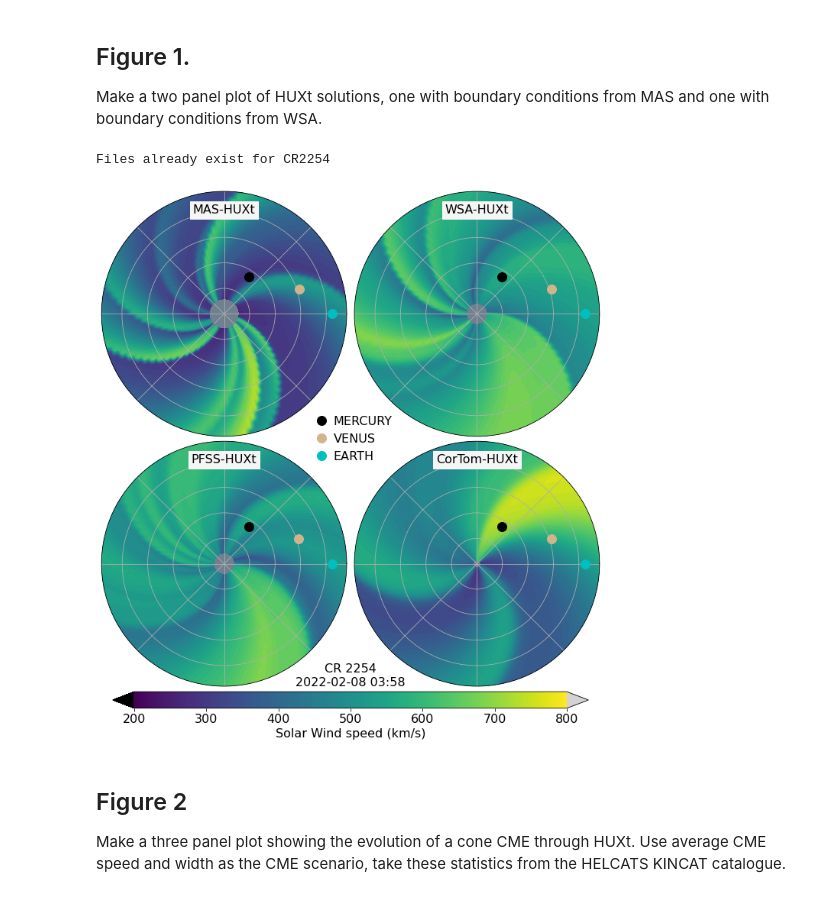
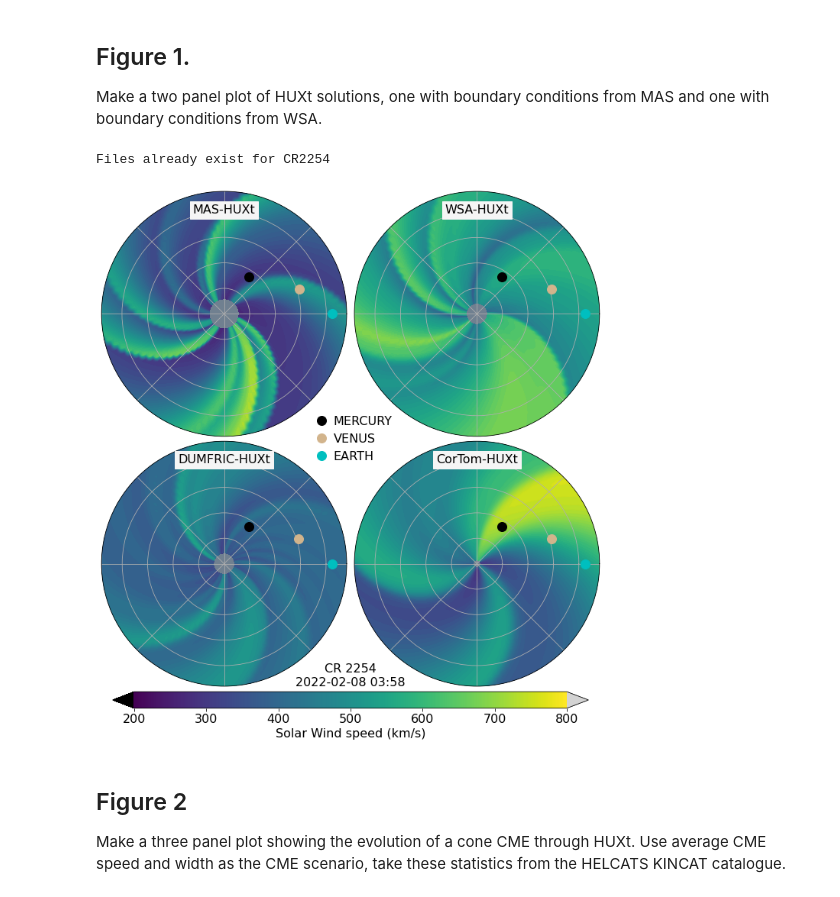
Before and after one commit to University-of-Reading-Space-Science/HUXt_Frontiers_article, a Jupyter notebook: code/HUXt_example.ipynb, the cells around one changed output. Saved outputs shown, nothing was run; the diff lists cells and outputs as text; code cells hidden in the pictures.

Commit message:
Updated with Dumfric data and sidereal rather than synodic for CME plots

```diff
--- a/code/HUXt_example.ipynb
+++ b/code/HUXt_example.ipynb
@@ -73,11 +73,17 @@ def plot_huxt_multi(ax, time, model):
     # Add other planets if in model domain
     for planet, color in zip(planet_list, planet_cols ):
         obs = model.get_observer(planet)
+        deltalon = 0.0*u.rad
+        if model.frame == 'sidereal':
+            earth_pos = model.get_observer('EARTH')
+            deltalon = earth_pos.lon_hae[id_t] - earth_pos.lon_hae[0]
+        obslon = H._zerototwopi_(obs.lon[id_t] + deltalon)
+
 
         if planet == 'EARTH':
-            ax.plot(obs.lon[id_t], obs.r[id_t], 'o', color=color, markersize=12, label=planet)
+            ax.plot(obslon, obs.r[id_t], 'o', color=color, markersize=12, label=planet)
         elif (obs.r[id_t] > model.r.min()) & (obs.r[id_t] < model.r.max()):
-            ax.plot(obs.lon[id_t], obs.r[id_t], 'o', color=color, markersize=12, label=planet)
+            ax.plot(obslon, obs.r[id_t], 'o', color=color, markersize=12, label=planet)
 
     ax.set_ylim(0, model.r.value.max())
     ax.set_yticklabels([])
@@ -89,21 +95,21 @@ dirs = H._setup_dirs_()
 
 demo_dir = H._setup_dirs_()['example_inputs']
 wsafilepath = os.path.join(demo_dir, '2022-02-24T22Z.wsa.gong.fits')
-pfssfilepath = os.path.join(demo_dir, 'windbound_b_pfss20220224.22.nc')
 cortomfilepath = os.path.join(demo_dir, 'tomo_8.00_20220224_tomo.txt')
+dumfricfilepath = os.path.join(demo_dir, 'windbound_b20220224.12.nc')
 
 vr_wsa = Hin.get_WSA_long_profile(wsafilepath, lat=0.0 * u.deg)
-vr_pfss = Hin.get_PFSS_long_profile(pfssfilepath, lat=0.0 * u.deg)
 vr_cortom = Hin.get_CorTom_long_profile(cortomfilepath, lat=0.0 * u.deg)
 vr_mas = Hin.get_MAS_long_profile(2254, lat=0.0 * u.deg)
+vr_dumfric = Hin.get_PFSS_long_profile(dumfricfilepath, lat=0.0 * u.deg)
 
 fig, ax = plt.subplots(2,2, figsize=(10,10), subplot_kw={"projection": "polar"})
 id_time = 0
 axr = ax.ravel()
 
-for a, vr, r_min in zip(axr, [vr_mas, vr_wsa, vr_pfss, vr_cortom], [30, 21.5, 21.5, 8]):
+for a, vr, r_min in zip(axr, [vr_mas, vr_wsa, vr_dumfric, vr_cortom], [30, 21.5, 21.5, 8]):
 
-    model = H.HUXt(v_boundary=vr, cr_num=2254, r_min=r_min*u.solRad, simtime=1*u.day, dt_scale=4)
+    model = H.HUXt(v_boundary=vr, cr_num=2254, r_min=r_min*u.solRad, simtime=1*u.day, dt_scale=4, frame = 'sidereal')
     model.solve([])
     plot_huxt_multi(a, model.time_out[id_time], model)
 
@@ -119,36 +125,36 @@ posbl = ax[1,0].get_position()
 posbr = ax[1,1].get_position()
 
 dw = 0.02
 dh = 0.04
 left = posbl.x0 + dw
 bottom = posbl.y0 - dh
 width = (posbr.x0 + posbr.width) - posbl.x0 - 2*dw
 height = 0.03
 cbaxes = fig.add_axes([left, bottom, width, height])
 cbar = fig.colorbar(smp, cax=cbaxes, orientation='horizontal', extend='both')
 
 cbar.set_label('Solar Wind speed (km/s)')
 
 axr[0].text(0.5, 0.925,'MAS-HUXt', fontsize=16, backgroundcolor='whitesmoke', ha='center', va='center', transform=axr[0].transAxes)
 axr[1].text(0.5, 0.925,'WSA-HUXt', fontsize=16, backgroundcolor='whitesmoke', ha='center', va='center', transform=axr[1].transAxes)
-axr[2].text(0.5, 0.925,'PFSS-HUXt', fontsize=16, backgroundcolor='whitesmoke', ha='center', va='center', transform=axr[2].transAxes)
+axr[2].text(0.5, 0.925,'DUMFRIC-HUXt', fontsize=16, backgroundcolor='whitesmoke', ha='center', va='center', transform=axr[2].transAxes)
 axr[3].text(0.5, 0.925,'CorTom-HUXt', fontsize=16, backgroundcolor='whitesmoke', ha='center', va='center', transform=axr[3].transAxes)
 
 fig.text(0.5, posbl.y0 + 0.025,'CR 2254', ha='center', fontsize=16)
 label = (model.time_init + model.time_out[id_time]).strftime('%Y-%m-%d %H:%M')
 fig.text(0.5, posbl.y0, label, ha='center', fontsize=16)
 
 axr[0].legend(bbox_to_anchor=(0.5, 0.55), loc="center", bbox_transform=fig.transFigure, frameon=False, handletextpad=0.0, columnspacing=0.0)
 
 dirs = H._setup_dirs_()
-fig_name = 'fig_MAS_WSA_PFSS_CorTom_example'
+fig_name = 'fig_MAS_WSA_DUMFRIC_CorTom_example'
 fig_path = os.path.join(dirs['HUXt_figures'], fig_name+".pdf")
 fig.savefig(fig_path)
 fig_path = os.path.join(dirs['HUXt_figures'], fig_name+".png")
 fig.savefig(fig_path)
 # %% [output]
 Files already exist for CR2254
-[figure, old version]
+[figure, new version]
 # %% [markdown]
 ## Figure 2
 
```
Also changed, not shown: parts of 6 cells of this notebook, 11 other files.
